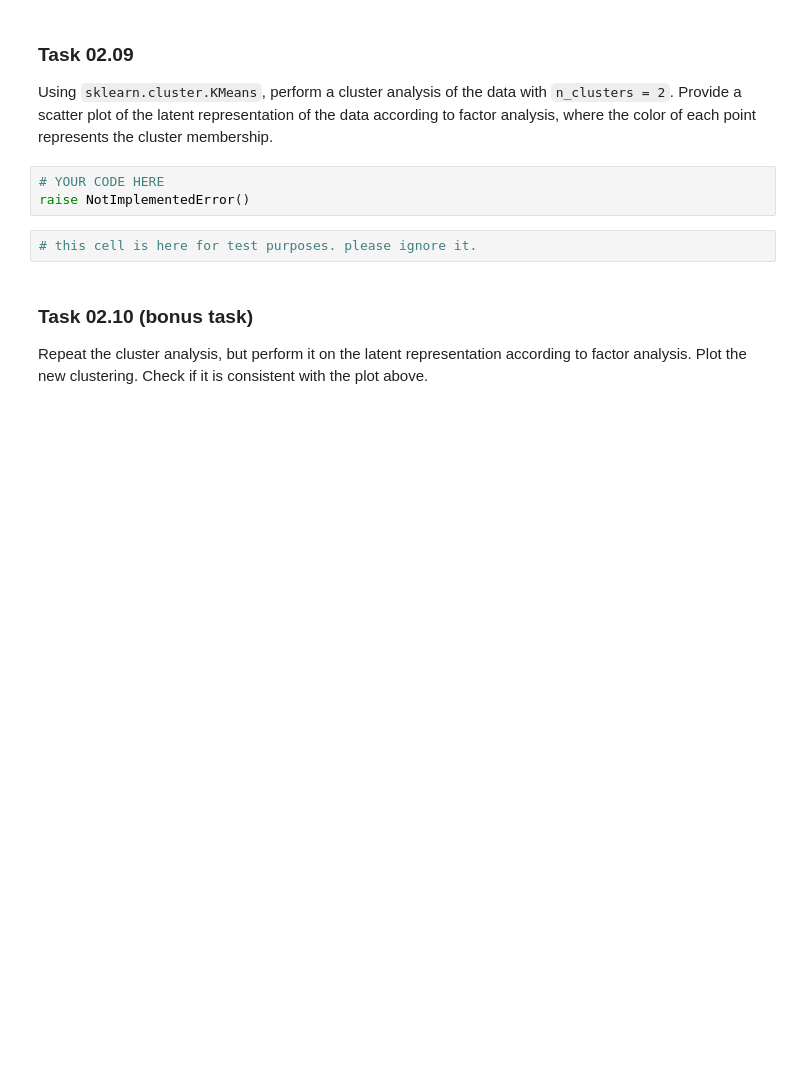
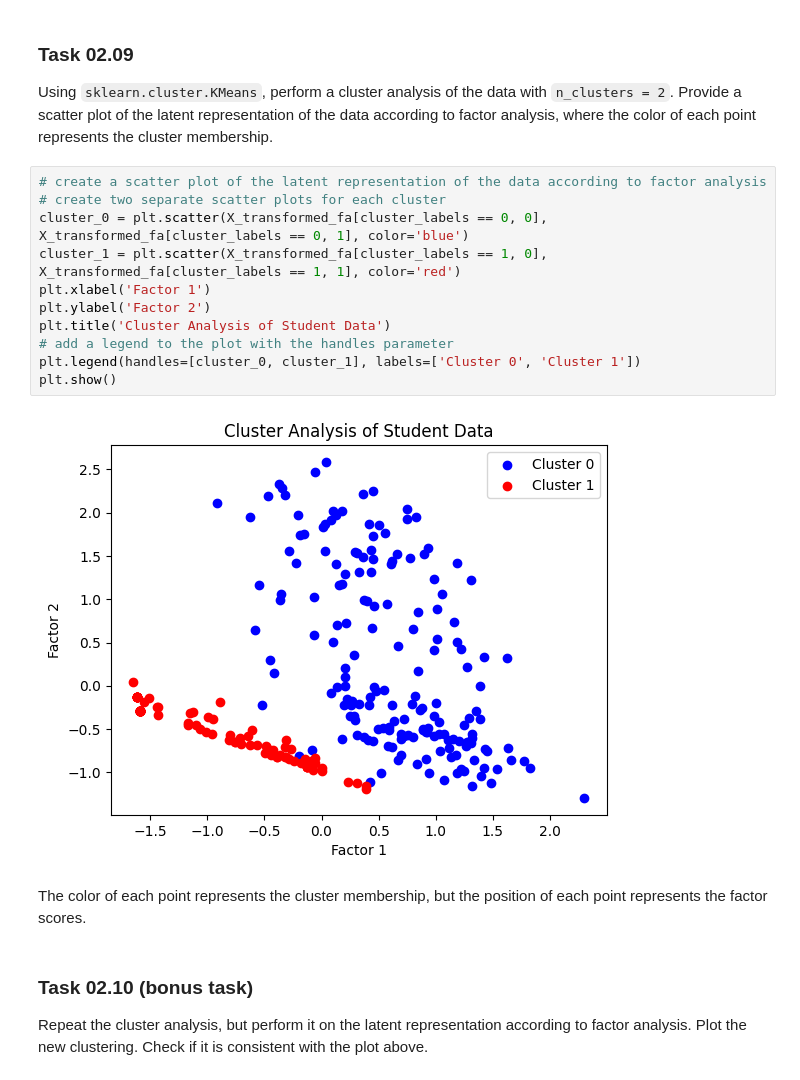
Before and after one commit to sachinskss/dataminingEx, a Jupyter notebook: sheet02_Christoph.ipynb, the cells around one changed output. Cells and saved outputs as stored; diff of their text form; blank space fills up the shorter version.

```diff
--- a/sheet02_Christoph.ipynb
+++ b/sheet02_Christoph.ipynb
@@ -545,10 +545,20 @@ YOUR ANSWER is above in the print statement
 
 Using `sklearn.cluster.KMeans`, perform a cluster analysis of the data with `n_clusters = 2`. Provide a scatter plot of the latent representation of the data according to factor analysis, where the color of each point represents the cluster membership.
 # %%
-# YOUR CODE HERE
-raise NotImplementedError()
+# create a scatter plot of the latent representation of the data according to factor analysis
+# create two separate scatter plots for each cluster
+cluster_0 = plt.scatter(X_transformed_fa[cluster_labels == 0, 0], X_transformed_fa[cluster_labels == 0, 1], color='blue')
+cluster_1 = plt.scatter(X_transformed_fa[cluster_labels == 1, 0], X_transformed_fa[cluster_labels == 1, 1], color='red')
+plt.xlabel('Factor 1')
+plt.ylabel('Factor 2')
+plt.title('Cluster Analysis of Student Data')
+# add a legend to the plot with the handles parameter
+plt.legend(handles=[cluster_0, cluster_1], labels=['Cluster 0', 'Cluster 1'])
+plt.show()
+# %% [output]
+[figure, added]
-# %%
-# this cell is here for test purposes. please ignore it.
+# %% [markdown]
+The color of each point represents the cluster membership, but the position of each point represents the factor scores.
 # %% [markdown]
 ### Task 02.10 (bonus task)
 
```
Also changed, not shown: parts of 5 cells of this notebook.
